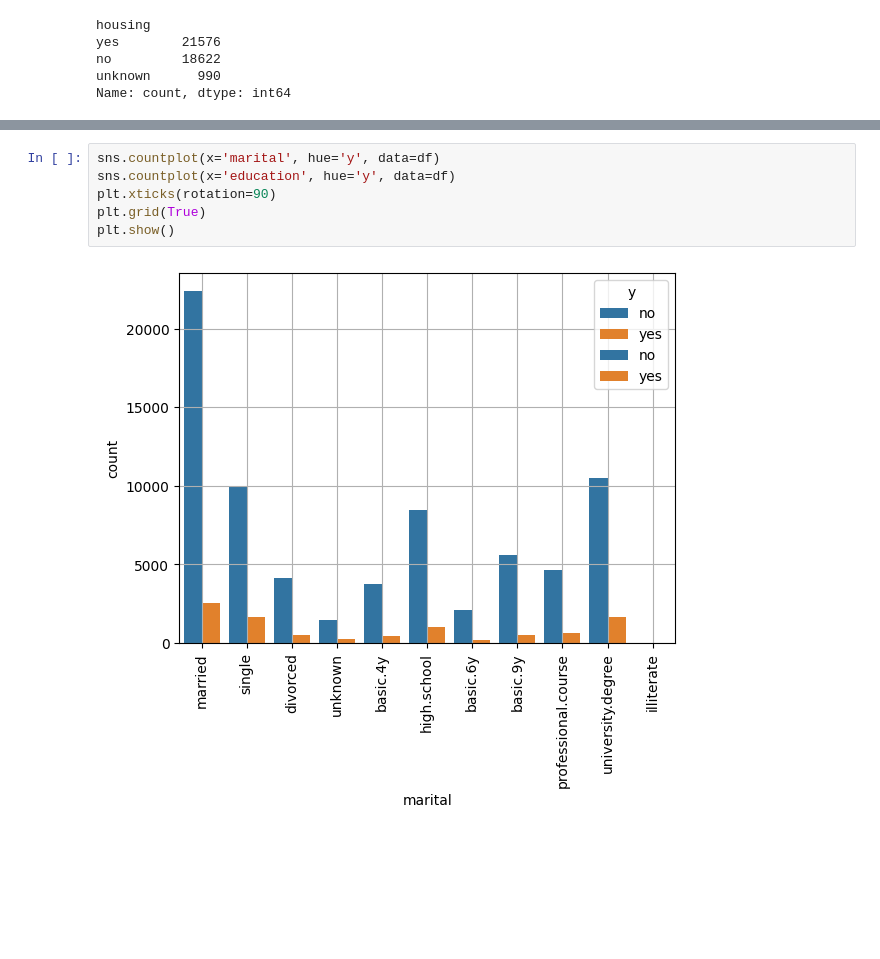
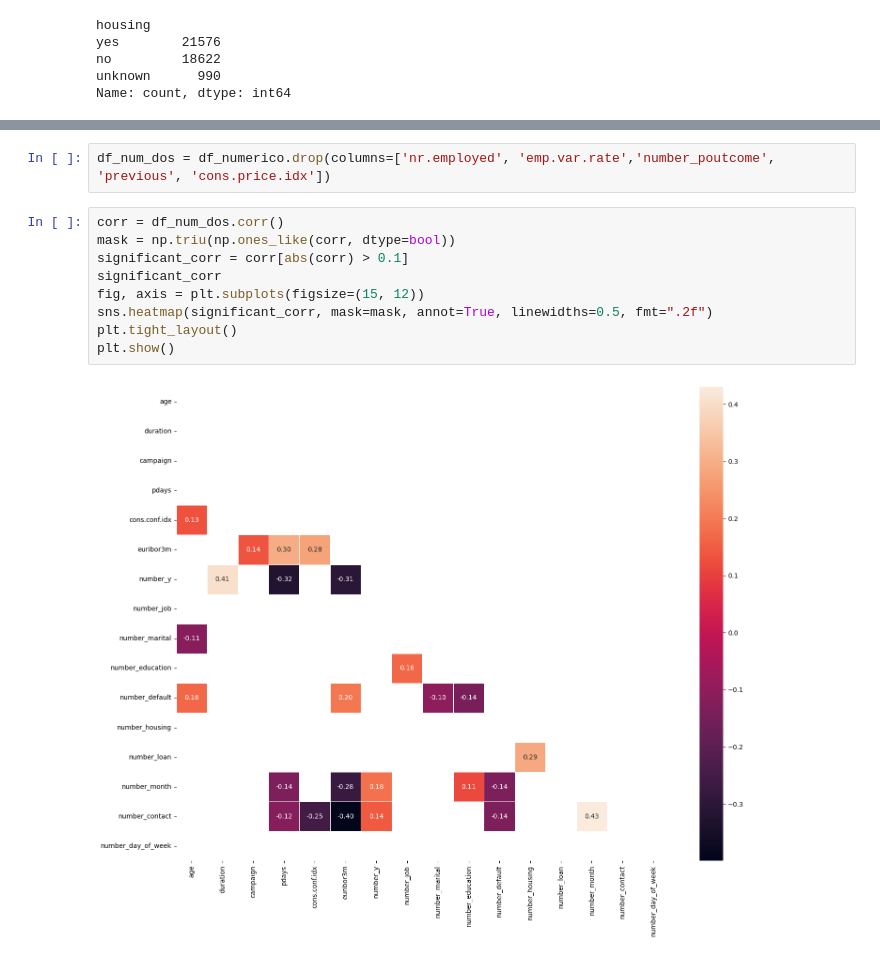
Before and after one commit to Antonio27M/ML-web-app-using-Streamlit, a Jupyter notebook: src/01-logistic-regression.ipynb, the cells around one changed output, grey strips where cells are left out. Saved outputs shown, nothing was run; the diff lists cells and outputs as text; blank space fills up the shorter version.

```diff
--- a/src/01-logistic-regression.ipynb
+++ b/src/01-logistic-regression.ipynb
@@ -289,8 +176,13 @@ sns.boxplot(x='y', y='age', data=df)
-# %%
-sns.countplot(x='marital', hue='y', data=df)
-sns.countplot(x='education', hue='y', data=df)
-plt.xticks(rotation=90)
-plt.grid(True)
-plt.show()
-# %% [output]
-[figure, removed]
+# %%
+df_num_dos = df_numerico.drop(columns=['nr.employed', 'emp.var.rate','number_poutcome', 'previous', 'cons.price.idx'])
+# %%
+corr = df_num_dos.corr()
+mask = np.triu(np.ones_like(corr, dtype=bool))
+significant_corr = corr[abs(corr) > 0.1]
+significant_corr
+fig, axis = plt.subplots(figsize=(15, 12))
+sns.heatmap(significant_corr, mask=mask, annot=True, linewidths=0.5, fmt=".2f")
+plt.tight_layout()
+plt.show()
+# %% [output]
+[figure, added]
```
Also changed, not shown: parts of 33 cells of this notebook, 2 other files.
